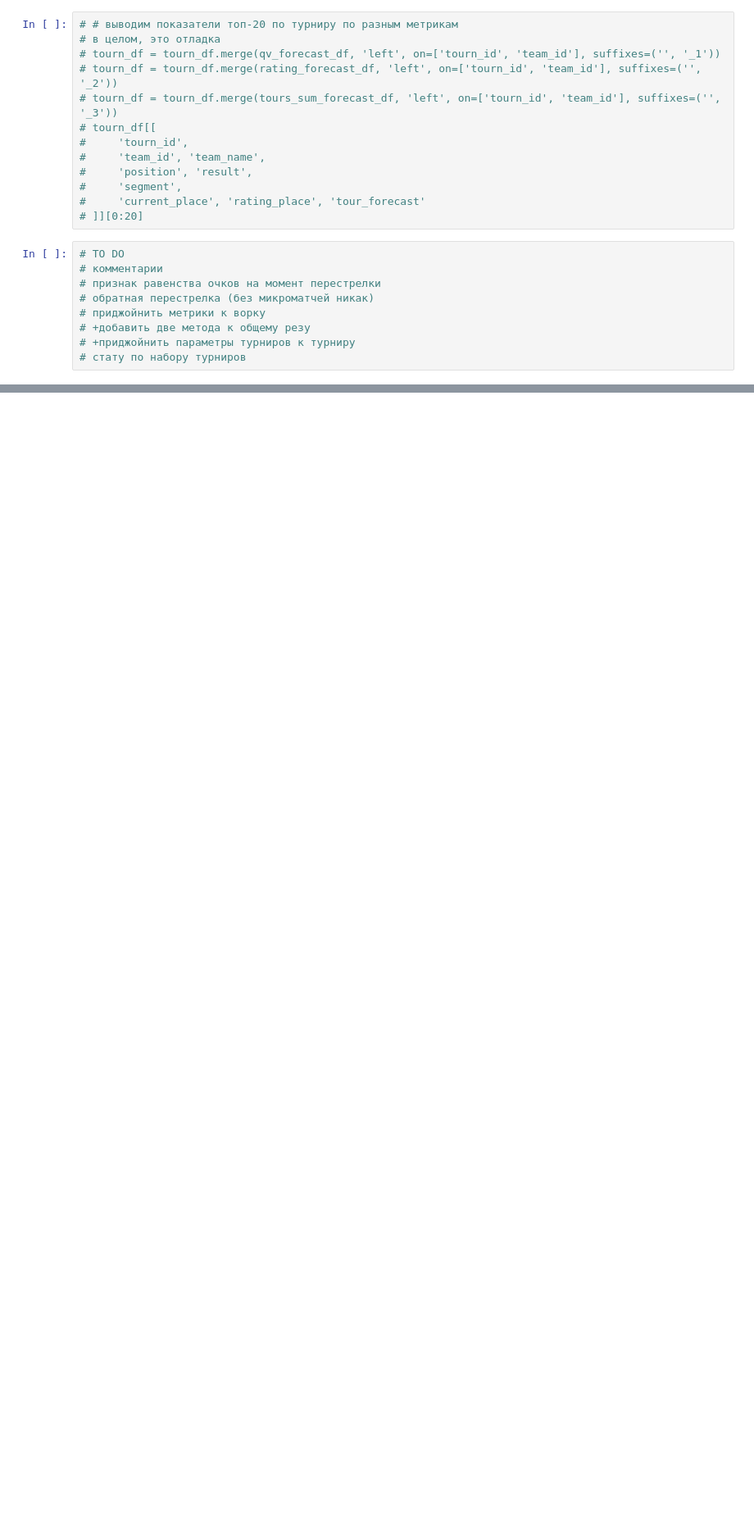
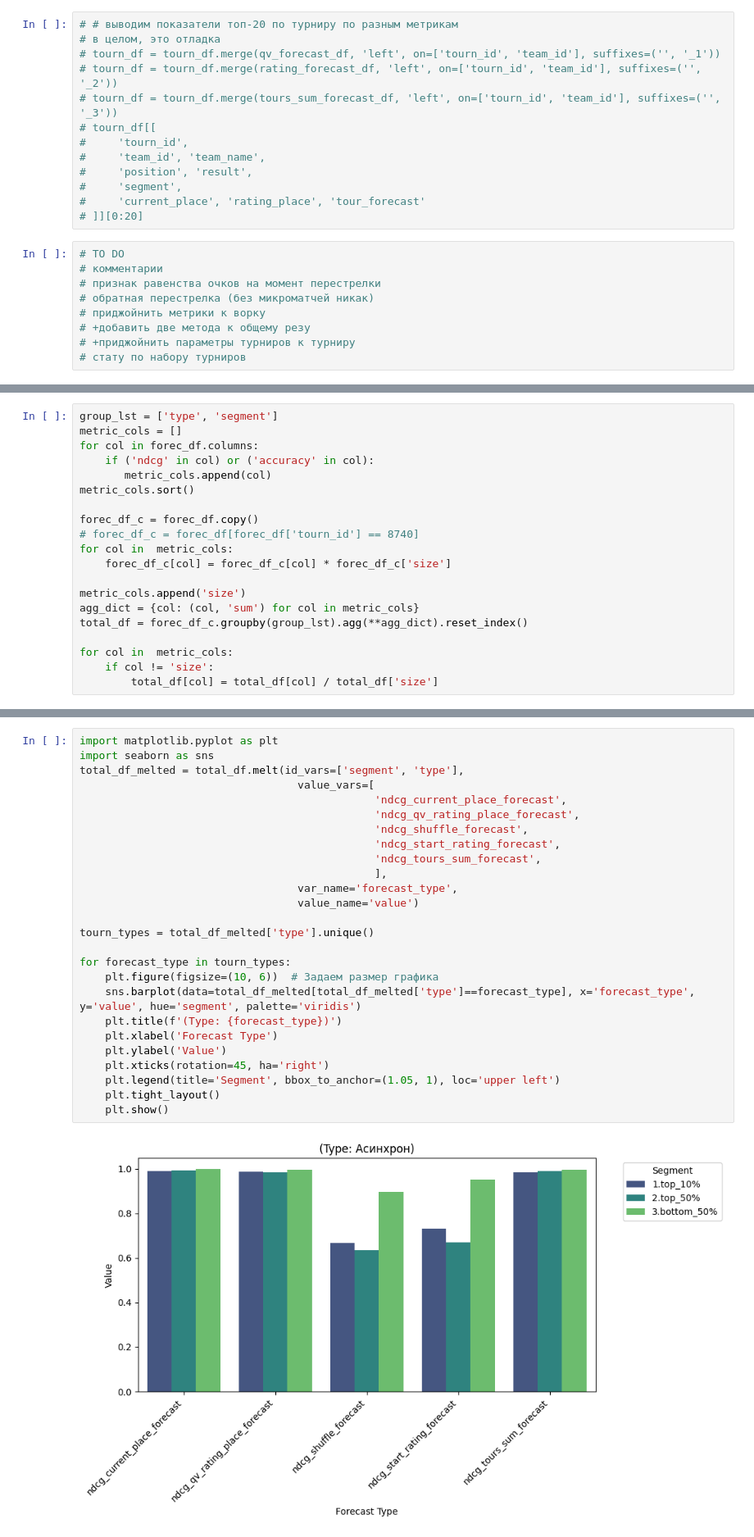
Before and after one commit to rosolimo212/chgk_results, a Jupyter notebook: per.ipynb, the cells around one changed output, grey strips where cells are left out. Shown at 82% size. Cells and saved outputs as stored; diff of their text form; blank space fills up the shorter version.

Commit message:
many tournaments

```diff
--- a/per.ipynb
+++ b/per.ipynb
@@ -469,0 +652,20 @@ forec_df.set_index('segment')[[
+# %%
+group_lst = ['type', 'segment']
+metric_cols = []
+for col in forec_df.columns:
+    if ('ndcg' in col) or ('accuracy' in col):
+       metric_cols.append(col)
+metric_cols.sort()
+
+forec_df_c = forec_df.copy()
+# forec_df_c = forec_df[forec_df['tourn_id'] == 8740]
+for col in  metric_cols:
+    forec_df_c[col] = forec_df_c[col] * forec_df_c['size']
+
+metric_cols.append('size')
+agg_dict = {col: (col, 'sum') for col in metric_cols}
+total_df = forec_df_c.groupby(group_lst).agg(**agg_dict).reset_index()
+
+for col in  metric_cols:
+    if col != 'size':
+        total_df[col] = total_df[col] / total_df['size']
@@ -469,0 +682,28 @@ forec_df.set_index('segment')[[
+# %%
+import matplotlib.pyplot as plt
+import seaborn as sns
+total_df_melted = total_df.melt(id_vars=['segment', 'type'],
+                                  value_vars=[
+                                              'ndcg_current_place_forecast',
+                                              'ndcg_qv_rating_place_forecast',
+                                              'ndcg_shuffle_forecast',
+                                              'ndcg_start_rating_forecast',
+                                              'ndcg_tours_sum_forecast',
+                                              ],
+                                  var_name='forecast_type',
+                                  value_name='value')
+
+tourn_types = total_df_melted['type'].unique()
+
+for forecast_type in tourn_types:
+    plt.figure(figsize=(10, 6))  # Задаем размер графика
+    sns.barplot(data=total_df_melted[total_df_melted['type']==forecast_type], x='forecast_type', y='value', hue='segment', palette='viridis')
+    plt.title(f'(Type: {forecast_type})')
+    plt.xlabel('Forecast Type')
+    plt.ylabel('Value')
+    plt.xticks(rotation=45, ha='right')
+    plt.legend(title='Segment', bbox_to_anchor=(1.05, 1), loc='upper left')
+    plt.tight_layout()
+    plt.show()
+# %% [output]
+[figure, added]
```
Also changed, not shown: parts of 28 cells of this notebook, 1 other file.
